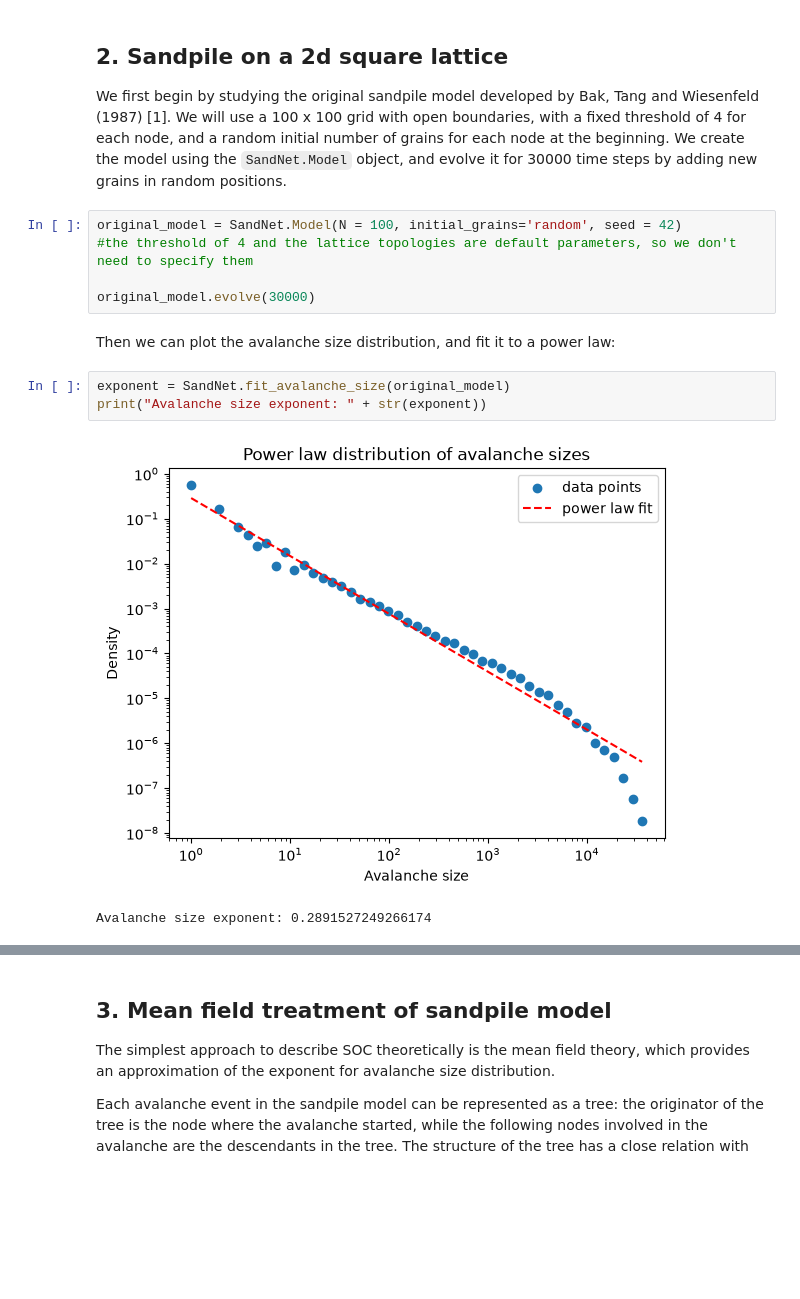
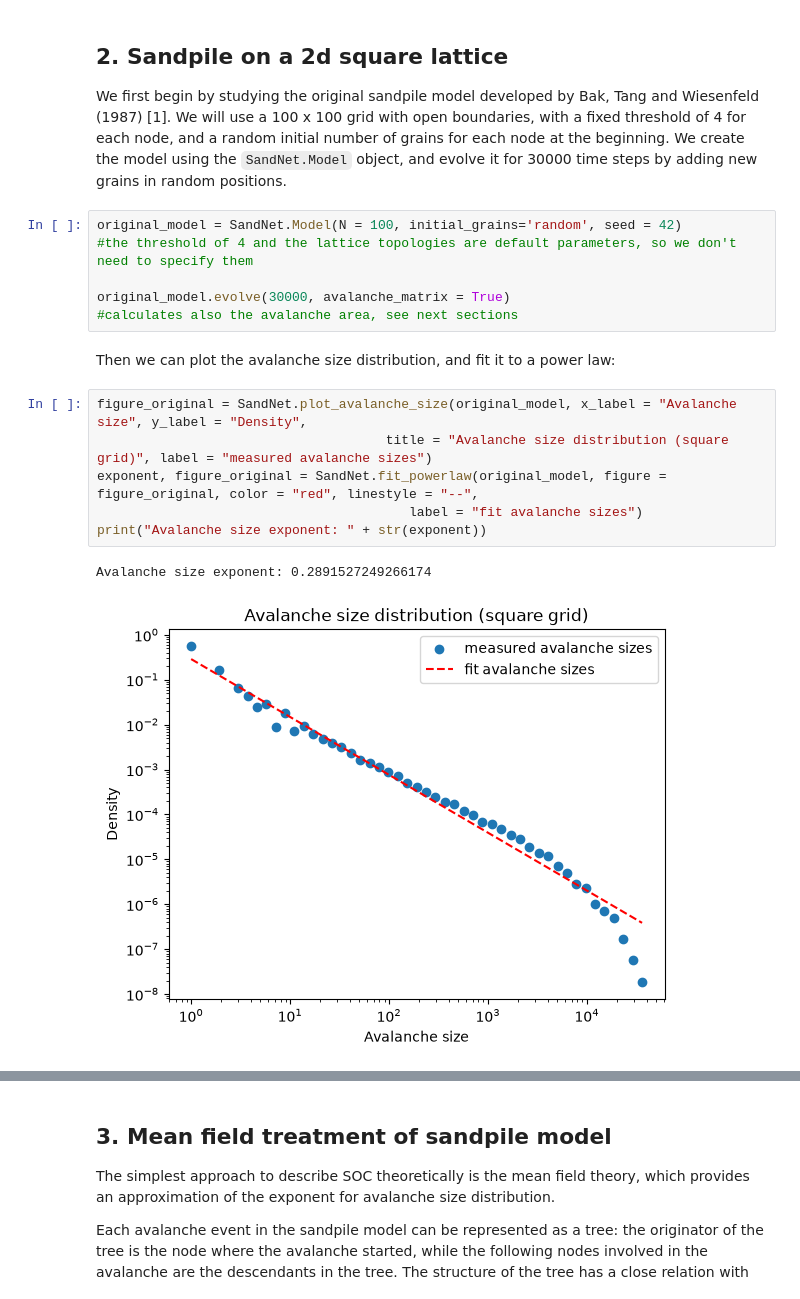
Before and after one commit to riccardo03-maker/SOC_on_networks, a Jupyter notebook: project_notebook.ipynb, the cells around one changed output, grey strips where cells are left out. Saved outputs shown, nothing was run; the diff lists cells and outputs as text; blank space fills up the shorter version.

```diff
--- a/project_notebook.ipynb
+++ b/project_notebook.ipynb
@@ -47,15 +47,19 @@ We first begin by studying the original sandpile model developed by Bak, Tang an
 original_model = SandNet.Model(N = 100, initial_grains='random', seed = 42)
 #the threshold of 4 and the lattice topologies are default parameters, so we don't need to specify them
 
-original_model.evolve(30000)
+original_model.evolve(30000, avalanche_matrix = True)
+#calculates also the avalanche area, see next sections
 # %% [markdown]
 Then we can plot the avalanche size distribution, and fit it to a power law:
 # %%
-exponent = SandNet.fit_avalanche_size(original_model)
+figure_original = SandNet.plot_avalanche_size(original_model, x_label = "Avalanche size", y_label = "Density",
+                                     title = "Avalanche size distribution (square grid)", label = "measured avalanche sizes")
+exponent, figure_original = SandNet.fit_powerlaw(original_model, figure = figure_original, color = "red", linestyle = "--",
+                                        label = "fit avalanche sizes")
 print("Avalanche size exponent: " + str(exponent))
 # %% [output]
+Avalanche size exponent: 0.2891527249266174
-[figure, old version]
+[figure, new version]
-Avalanche size exponent: 0.2891527249266174
 # %% [markdown]
 As we can read in the [SandNet documentation](https://sandnet.readthedocs.io/en/latest/API/plots.html), the exponent returned by the `plot_avalanche_size` function is lowered by 1 with respect to the exponent in (1). This happens because the real form of the function used for the fit is the Pareto distribution:
 
```
Also changed, not shown: parts of 22 cells of this notebook.
